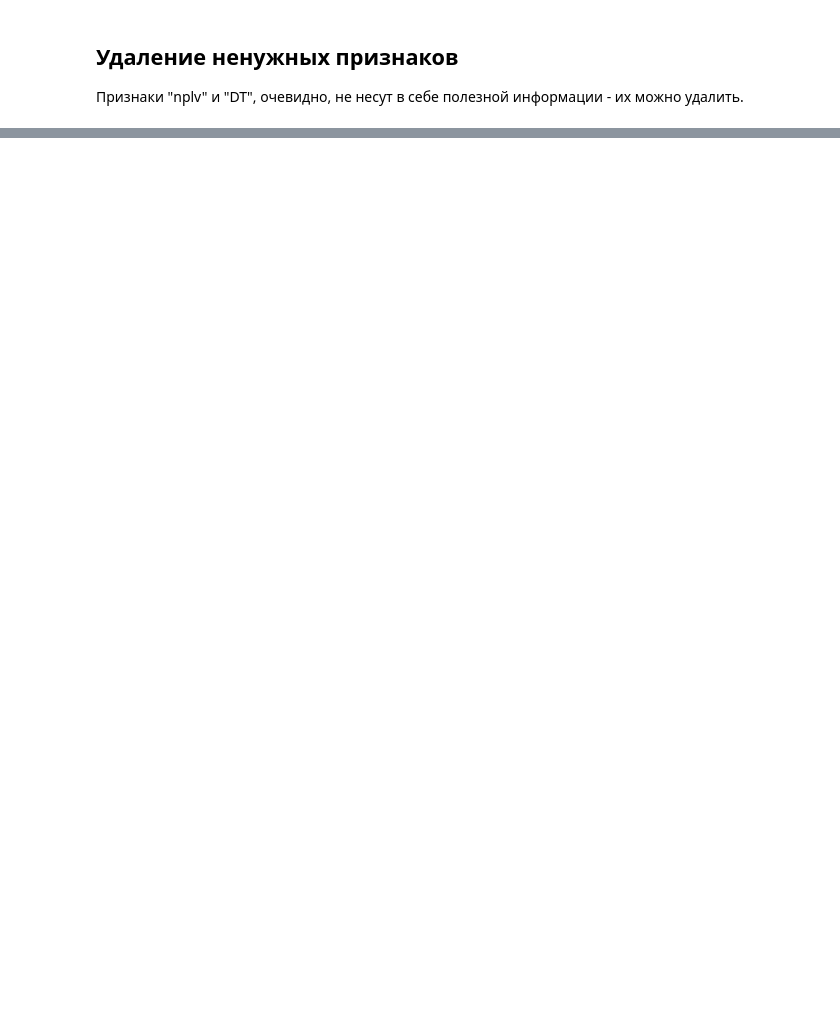
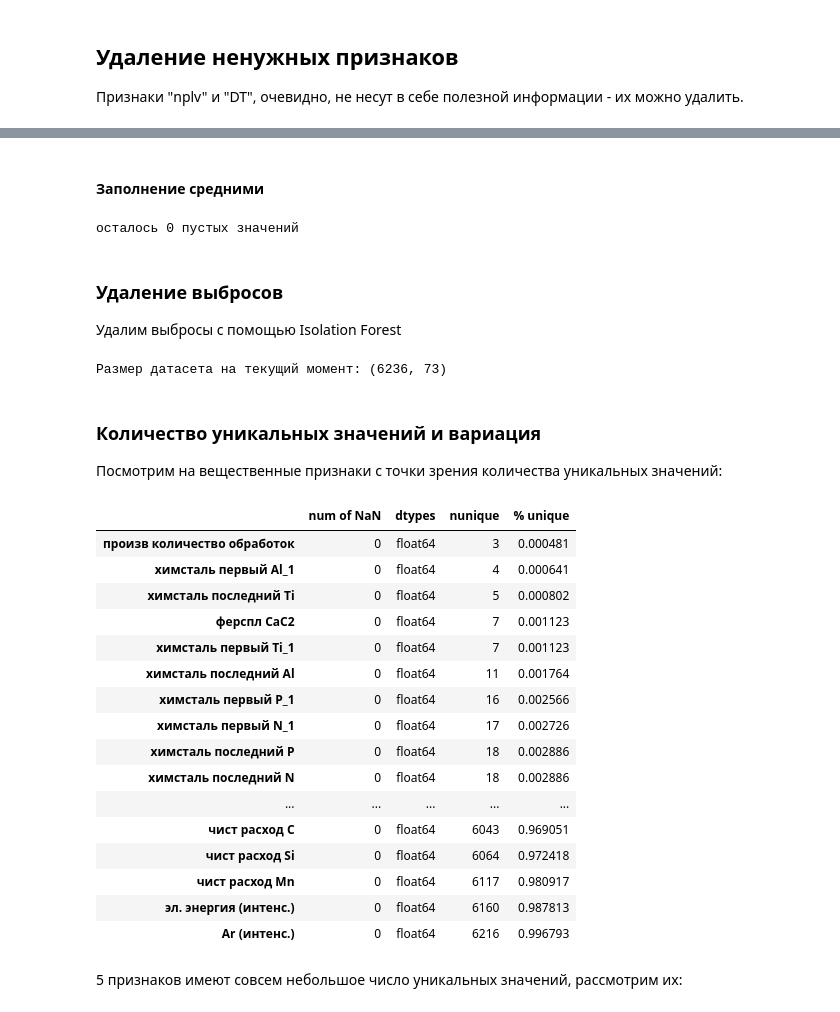
Before and after one commit to comptech-winter-school/steel-alloying, a Jupyter notebook: Melekhin/1 Preprocessing.ipynb, the cells around one changed output, grey strips where cells are left out. Drawn from its saved outputs; the diff is of its cells as text; code cells hidden in the pictures; blank space fills up the shorter version.

```diff
--- a/Melekhin/1 Preprocessing.ipynb
+++ b/Melekhin/1 Preprocessing.ipynb
@@ -106,0 +355,54 @@ Name: ПРОФИЛЬ, dtype: int64
+# %% [markdown]
+#### Заполнение средними
+# %%
+def fill_na_with_mean(df):
+    df = df.copy()
+    for column in df.columns:
+        df[column].fillna(df[column].mean(), inplace=True)
+    return df
+
+
+dataset[numerical_features] = fill_na_with_mean(dataset[numerical_features])
+
+print("осталось {} пустых значений".format(dataset[numerical_features].isna().sum().sum()))
+# %% [output]
+осталось 0 пустых значений
+# %% [markdown]
+### Удаление выбросов
+
+Удалим выбросы с помощью Isolation Forest
+# %%
+isfor = IsolationForest()
+isfor.fit(dataset[numerical_features])
+isfor_pred = isfor.predict(dataset[numerical_features])
+
+dataset = dataset[isfor_pred==1]
+print("Размер датасета на текущий момент: {}".format(dataset.shape))
+# %% [output]
+Размер датасета на текущий момент: (6236, 73)
+# %% [markdown]
+### Количество уникальных значений и вариация
+
+Посмотрим на вещественные признаки с точки зрения количества уникальных значений:
+# %%
+make_description(dataset[numerical_features]).sort_values('nunique')
+# %% [output]
+|  | num of NaN | dtypes | nunique | % unique |
+| произв количество обработок | 0 | float64 | 3 | 0.000481 |
+| химсталь первый Al_1 | 0 | float64 | 4 | 0.000641 |
+| химсталь последний Ti | 0 | float64 | 5 | 0.000802 |
+| ферспл CaC2 | 0 | float64 | 7 | 0.001123 |
+| химсталь первый Ti_1 | 0 | float64 | 7 | 0.001123 |
+| химсталь последний Al | 0 | float64 | 11 | 0.001764 |
+| химсталь первый P_1 | 0 | float64 | 16 | 0.002566 |
+| химсталь первый N_1 | 0 | float64 | 17 | 0.002726 |
+| химсталь последний P | 0 | float64 | 18 | 0.002886 |
+| химсталь последний N | 0 | float64 | 18 | 0.002886 |
+| ... | ... | ... | ... | ... |
+| чист расход C | 0 | float64 | 6043 | 0.969051 |
+| чист расход Si | 0 | float64 | 6064 | 0.972418 |
+| чист расход Mn | 0 | float64 | 6117 | 0.980917 |
+| эл. энергия (интенс.) | 0 | float64 | 6160 | 0.987813 |
+| Ar (интенс.) | 0 | float64 | 6216 | 0.996793 |
+# %% [markdown]
+5 признаков имеют совсем небольшое число уникальных значений, рассмотрим их:
```
Also changed, not shown: parts of 57 cells of this notebook, 2 other files.
